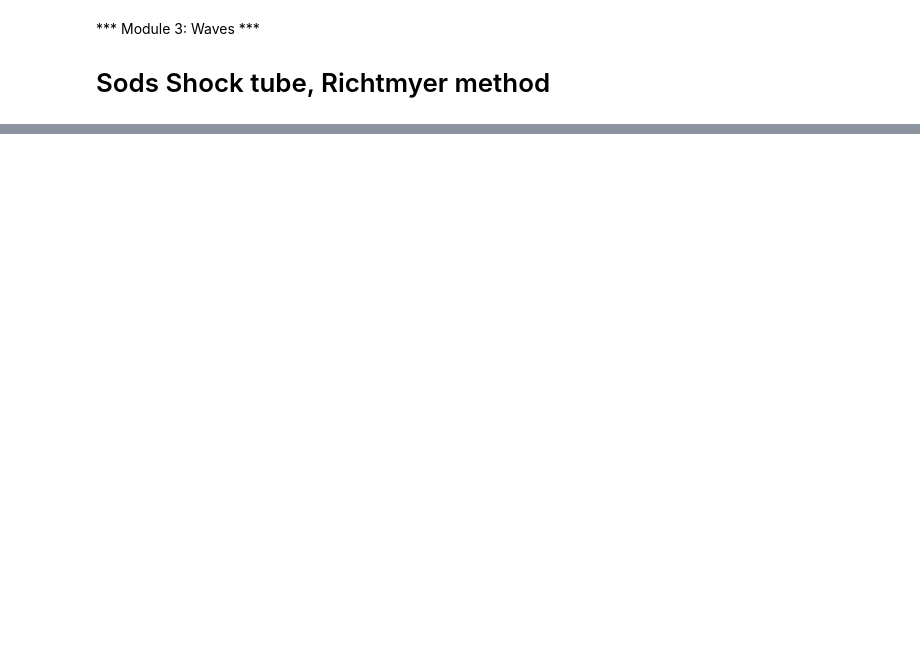
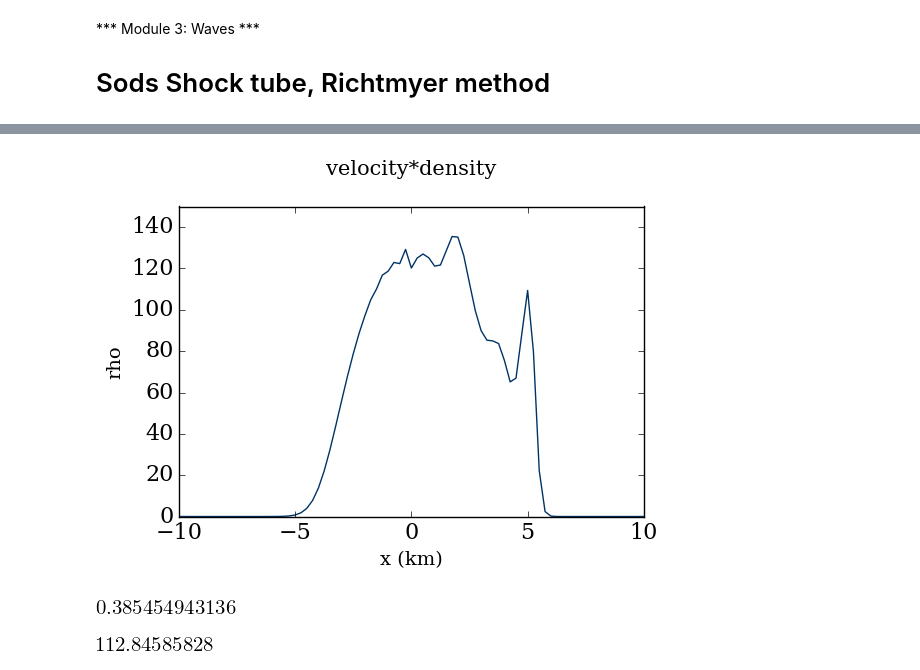
Before and after one commit to CarolineJonas/Module3, a Jupyter notebook: Shock_tube.ipynb, the cells around one changed output, grey strips where cells are left out. Cells and saved outputs as stored; diff of their text form; code cells hidden in the pictures; blank space fills up the shorter version.

```diff
--- a/Shock_tube.ipynb
+++ b/Shock_tube.ipynb
@@ -118,0 +99,8 @@ Shock(v)
+# %%
+graph(Shock(v0)[1],0.0,150.0,'velocity*density')
+# %% [output]
+[figure, added]
+# %%
+rho[50]
+# %% [output]
+[figure, added]
@@ -118,0 +109,4 @@ Shock(v)
+# %%
+v[50]
+# %% [output]
+[figure, added]
```
Also changed, not shown: parts of 11 cells of this notebook.
